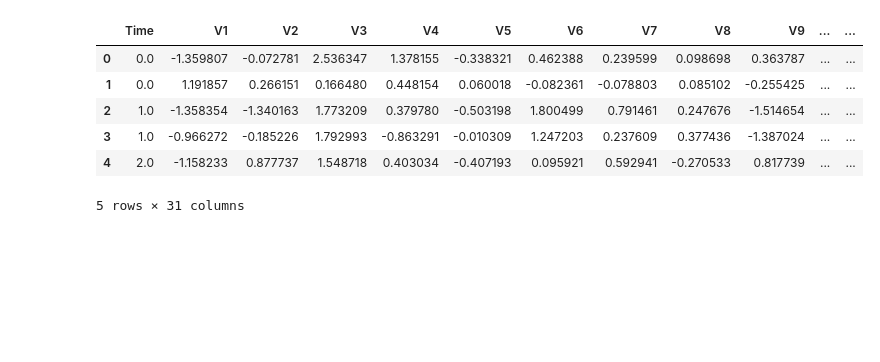
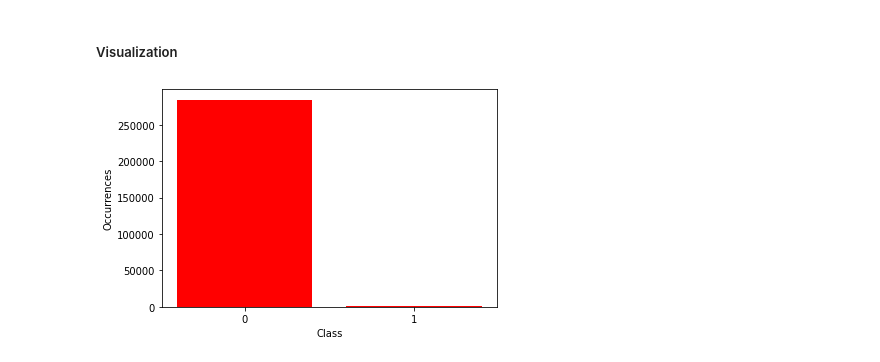
Before and after one commit to meuliano/ML_Credit_Card_Fraud_Detection, a Jupyter notebook: FraudDetection.ipynb, the cells around one changed output. Drawn from its saved outputs; the diff is of its cells as text; code cells hidden in the pictures; blank space fills up the shorter version.

```diff
--- a/FraudDetection.ipynb
+++ b/FraudDetection.ipynb
@@ -27,11 +43,12 @@ Number of Normal Transactions 284315
-# %%
-df.head(5)
-# %% [output]
-|  | Time | V1 | V2 | V3 | V4 | V5 | V6 | V7 | V8 | V9 | ... | ... |
-| 0 | 0.0 | -1.359807 | -0.072781 | 2.536347 | 1.378155 | -0.338321 | 0.462388 | 0.239599 | 0.098698 | 0.363787 | ... | ... |
-| 1 | 0.0 | 1.191857 | 0.266151 | 0.166480 | 0.448154 | 0.060018 | -0.082361 | -0.078803 | 0.085102 | -0.255425 | ... | ... |
-| 2 | 1.0 | -1.358354 | -1.340163 | 1.773209 | 0.379780 | -0.503198 | 1.800499 | 0.791461 | 0.247676 | -1.514654 | ... | ... |
-| 3 | 1.0 | -0.966272 | -0.185226 | 1.792993 | -0.863291 | -0.010309 | 1.247203 | 0.237609 | 0.377436 | -1.387024 | ... | ... |
-| 4 | 2.0 | -1.158233 | 0.877737 | 1.548718 | 0.403034 | -0.407193 | 0.095921 | 0.592941 | -0.270533 | 0.817739 | ... | ... |
-5 rows × 31 columns
+# %% [markdown]
+##### Visualization
+# %%
+#Plot number of each class: data is skewed
+plt.hist(data['Class'], bins = [-.4, .4, .6, 1.4], color = 'red')
+plt.xlabel('Class')
+plt.xticks([0, 1])
+plt.ylabel('Occurrences')
+plt.show()
+# %% [output]
+[figure, added]
 # %%
```
Also changed, not shown: parts of 13 cells of this notebook.
